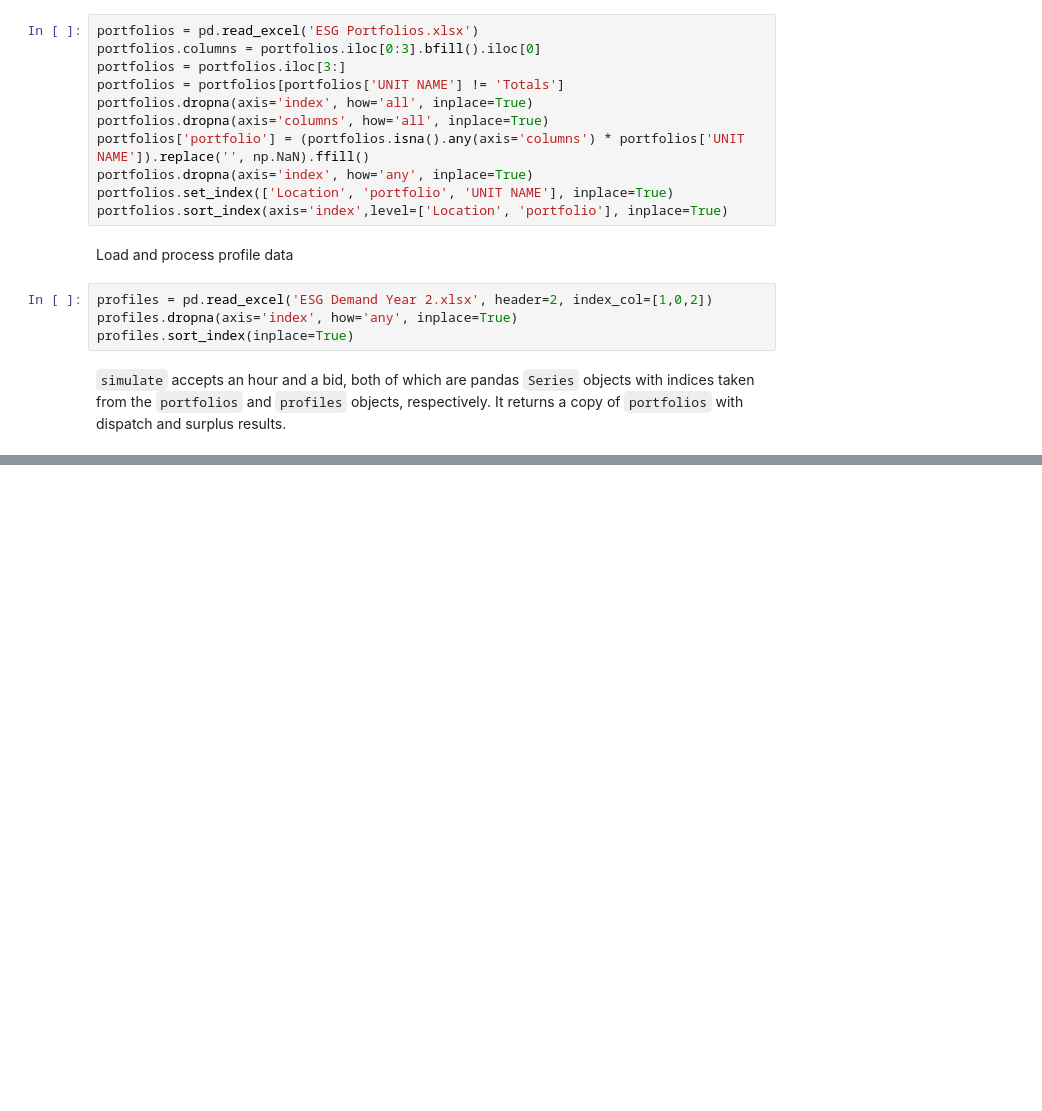
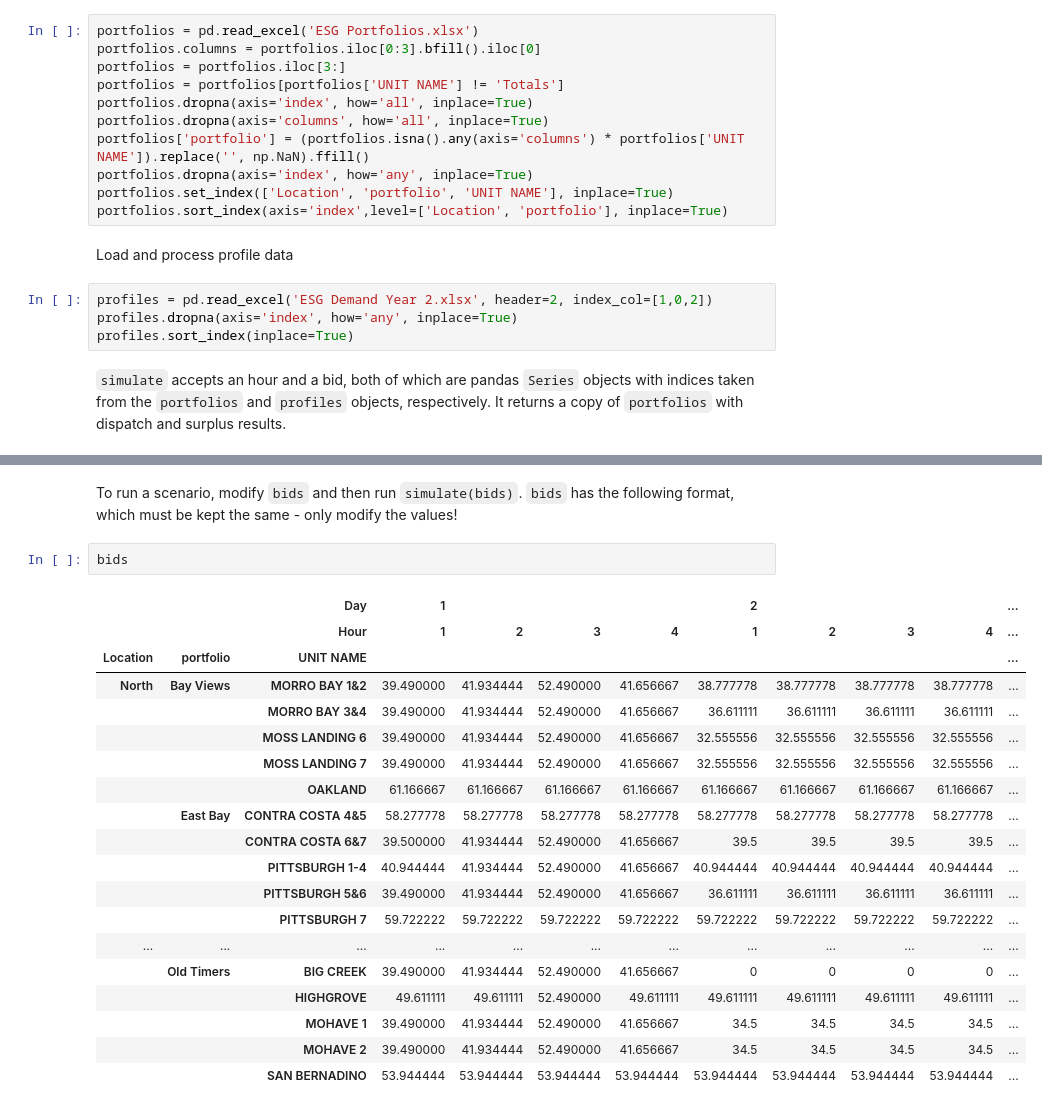
Before and after one commit to eli-brock/esg_simulator, a Jupyter notebook: esg_simulator.ipynb, the cells around one changed output, grey strips where cells are left out. Cells and saved outputs as stored; diff of their text form; blank space fills up the shorter version.

```diff
--- a/esg_simulator.ipynb
+++ b/esg_simulator.ipynb
@@ -124 +147,25 @@ Name: Profit, dtype: object
+# %% [markdown]
+To run a scenario, modify ``bids`` and then run ``simulate(bids)``. ``bids`` has the following format, which must be kept the same - only modify the values!
+# %%
+bids
+# %% [output]
+|  |  | Day | 1 |  |  |  | 2 |  |  |  | ... |
+|  |  | Hour | 1 | 2 | 3 | 4 | 1 | 2 | 3 | 4 | ... |
+| Location | portfolio | UNIT NAME |  |  |  |  |  |  |  |  | ... |
+| North | Bay Views | MORRO BAY 1&2 | 39.490000 | 41.934444 | 52.490000 | 41.656667 | 38.777778 | 38.777778 | 38.777778 | 38.777778 | ... |
+|  |  | MORRO BAY 3&4 | 39.490000 | 41.934444 | 52.490000 | 41.656667 | 36.611111 | 36.611111 | 36.611111 | 36.611111 | ... |
+|  |  | MOSS LANDING 6 | 39.490000 | 41.934444 | 52.490000 | 41.656667 | 32.555556 | 32.555556 | 32.555556 | 32.555556 | ... |
+|  |  | MOSS LANDING 7 | 39.490000 | 41.934444 | 52.490000 | 41.656667 | 32.555556 | 32.555556 | 32.555556 | 32.555556 | ... |
+|  |  | OAKLAND | 61.166667 | 61.166667 | 61.166667 | 61.166667 | 61.166667 | 61.166667 | 61.166667 | 61.166667 | ... |
+|  | East Bay | CONTRA COSTA 4&5 | 58.277778 | 58.277778 | 58.277778 | 58.277778 | 58.277778 | 58.277778 | 58.277778 | 58.277778 | ... |
+|  |  | CONTRA COSTA 6&7 | 39.500000 | 41.934444 | 52.490000 | 41.656667 | 39.5 | 39.5 | 39.5 | 39.5 | ... |
+|  |  | PITTSBURGH 1-4 | 40.944444 | 41.934444 | 52.490000 | 41.656667 | 40.944444 | 40.944444 | 40.944444 | 40.944444 | ... |
+|  |  | PITTSBURGH 5&6 | 39.490000 | 41.934444 | 52.490000 | 41.656667 | 36.611111 | 36.611111 | 36.611111 | 36.611111 | ... |
+|  |  | PITTSBURGH 7 | 59.722222 | 59.722222 | 59.722222 | 59.722222 | 59.722222 | 59.722222 | 59.722222 | 59.722222 | ... |
+| ... | ... | ... | ... | ... | ... | ... | ... | ... | ... | ... | ... |
+|  | Old Timers | BIG CREEK | 39.490000 | 41.934444 | 52.490000 | 41.656667 | 0 | 0 | 0 | 0 | ... |
+|  |  | HIGHGROVE | 49.611111 | 49.611111 | 52.490000 | 49.611111 | 49.611111 | 49.611111 | 49.611111 | 49.611111 | ... |
+|  |  | MOHAVE 1 | 39.490000 | 41.934444 | 52.490000 | 41.656667 | 34.5 | 34.5 | 34.5 | 34.5 | ... |
+|  |  | MOHAVE 2 | 39.490000 | 41.934444 | 52.490000 | 41.656667 | 34.5 | 34.5 | 34.5 | 34.5 | ... |
+|  |  | SAN BERNADINO | 53.944444 | 53.944444 | 53.944444 | 53.944444 | 53.944444 | 53.944444 | 53.944444 | 53.944444 | ... |
 # %% [markdown]
```
Also changed, not shown: parts of 18 cells of this notebook.
